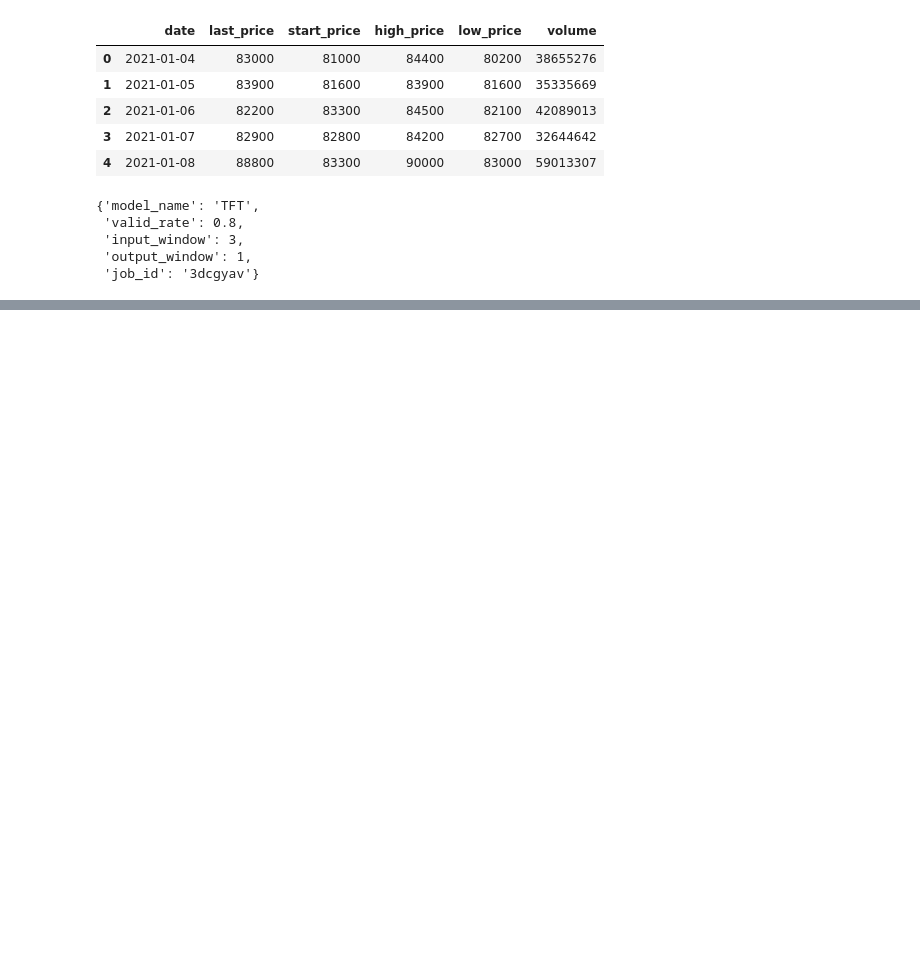
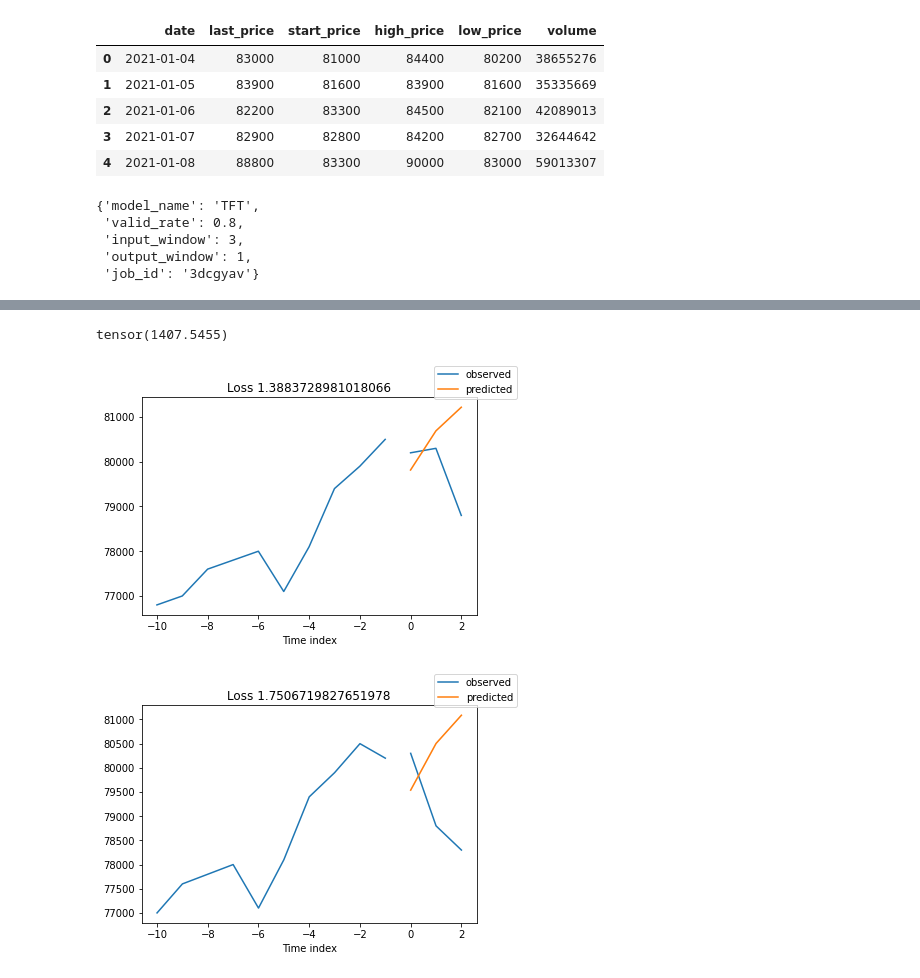
Before and after one commit to eumhwa/stock-analysis-application, a Jupyter notebook: ai/TFT.ipynb, the cells around one changed output, grey strips where cells are left out. Saved outputs shown, nothing was run; the diff lists cells and outputs as text; code cells hidden in the pictures; blank space fills up the shorter version.

Commit message:
N-Beats Training test

```diff
--- a/ai/TFT.ipynb
+++ b/ai/TFT.ipynb
@@ -47,0 +90,21 @@ config
+# %%
+early_stop_callback = EarlyStopping(monitor="val_loss", min_delta=1e-4, patience=10, verbose=False, mode="min")
+trainer = pl.Trainer(
+    max_epochs=100,
+    gpus=0,
+    gradient_clip_val=0.1,
+    weights_summary="top",
+    callbacks=[early_stop_callback],
+    limit_train_batches=15,
+)
+
+net = NBeats.from_dataset(
+    training,
+    learning_rate=3e-2,
+    log_interval=10,
+    log_val_interval=1,
+    log_gradient_flow=False,
+    weight_decay=1e-2,
+    backcast_loss_ratio=1.0,
+)
+print(f"Number of parameters in network: {net.size()/1e3:.1f}k")
@@ -47,0 +116,6 @@ config
+# %%
+trainer.fit(
+    net,
+    train_dataloaders=train_dataloader,
+    val_dataloaders=val_dataloader,
+)
@@ -47,0 +133,20 @@ config
+# %%
+best_model_path = trainer.checkpoint_callback.best_model_path
+best_model = NBeats.load_from_checkpoint(best_model_path)
+# %%
+actuals = torch.cat([y[0] for x, y in iter(val_dataloader)])
+predictions = best_model.predict(val_dataloader)
+(actuals - predictions).abs().mean()
+# %% [output]
+tensor(1407.5455)
+# %%
+raw_predictions, x = best_model.predict(val_dataloader, mode="raw", return_x=True)
+# %%
+for idx in range(10):
+    try:
+        best_model.plot_prediction(x, raw_predictions, idx=idx, add_loss_to_title=True);
+    except:
+        break
+# %% [output]
+[figure, added]
+[figure, added]
```
Also changed, not shown: parts of 10 cells of this notebook, 2 other files.
